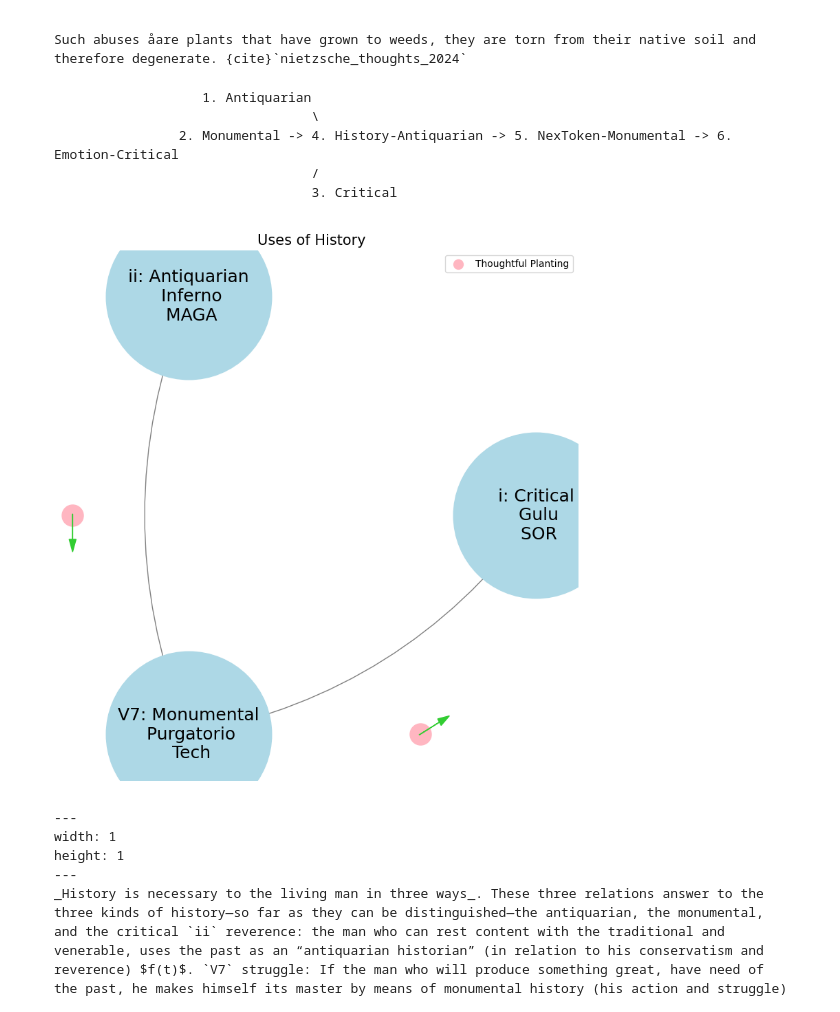
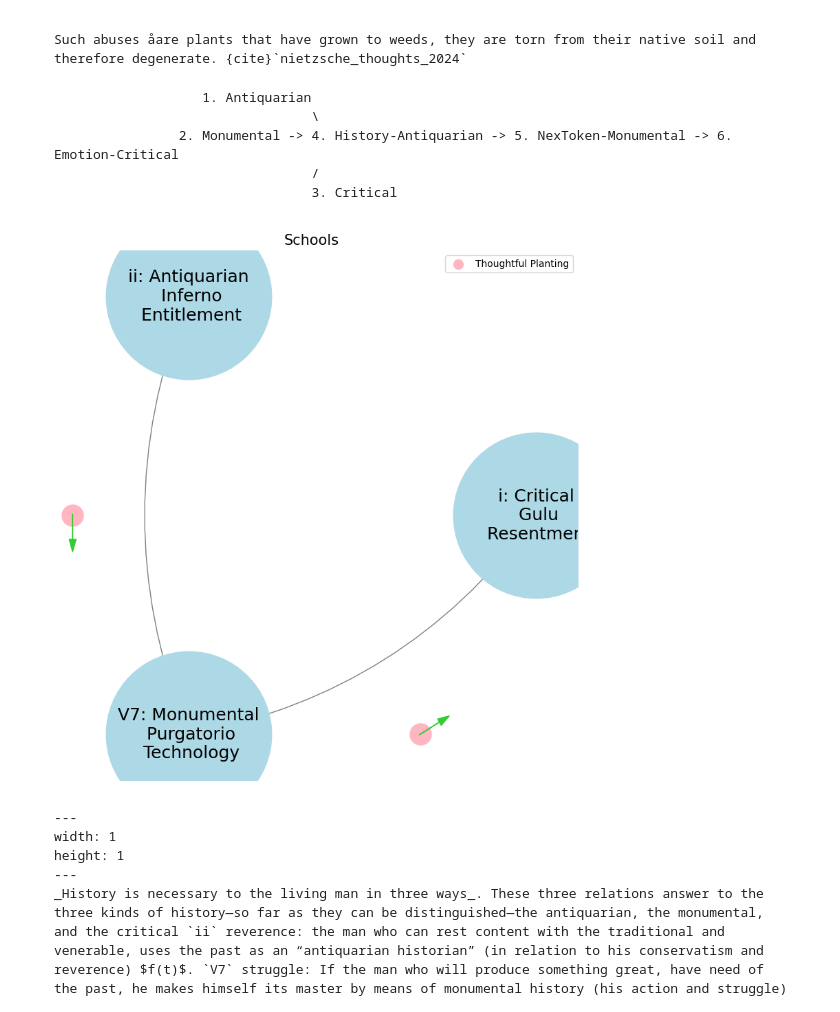
Before and after one commit to abikesa/history, a Jupyter notebook: kitabo/ensi/_build/jupyter_execute/dancing/history.ipynb, the cells around one changed output. Cells and saved outputs as stored; diff of their text form; code cells hidden in the pictures.

```diff
--- a/kitabo/ensi/_build/jupyter_execute/dancing/history.ipynb
+++ b/kitabo/ensi/_build/jupyter_execute/dancing/history.ipynb
@@ -40,7 +40,7 @@ G.add_nodes_from(levels)
 # Add edges to represent the flow of information (photons)
 # Assuming the flow is directional from more fundamental levels to more complex ones
 edges = [('ii: Antiquarian\n Inferno\n Entitlement', 'V7: Monumental\n Purgatorio\n Technology'),
-         ('V7: Monumental\n Purgatorio\n Technology', 'i: Critical\n Gulu\n Resentment`'),]
+         ('V7: Monumental\n Purgatorio\n Technology', 'i: Critical\n Gulu\n Resentment'),]
 
 # Add edges to the graph
 G.add_edges_from(edges)
@@ -62,34 +62,34 @@ nx.draw_networkx_edges(G, pos, arrowstyle='->', arrowsize=20, edge_color='grey',
 for edge in edges:
     # Calculate the vector between the two nodes
     vector = pos[edge[1]] - pos[edge[0]]
     # Calculate the midpoint
     mid_point = pos[edge[0]] + 0.5 * vector
     # Normalize to ensure it's on the circle
     radius = np.linalg.norm(pos[edge[0]])
     mid_point_on_circle = mid_point / np.linalg.norm(mid_point) * radius
     # Draw the small red photon node at the midpoint on the circular layout
     plt.scatter(mid_point_on_circle[0], mid_point_on_circle[1], c='lightpink', s=500, zorder=3)
 
     # Draw a small lime green arrow inside the red node to indicate direction
     arrow_vector = vector / np.linalg.norm(vector) * 0.1  # Scale down arrow size
     plt.arrow(mid_point_on_circle[0] - 0.05 * arrow_vector[0],
               mid_point_on_circle[1] - 0.05 * arrow_vector[1],
               arrow_vector[0], arrow_vector[1],
               head_width=0.03, head_length=0.05, fc='limegreen', ec='limegreen', zorder=4)
 
 # Draw the labels for the main nodes
 nx.draw_networkx_labels(G, pos, font_size=18, font_weight='normal')
 
 # Add a legend for "Photon/Info"
 plt.scatter([], [], c='lightpink', s=100, label='Thoughtful Planting')  # Empty scatter for the legend
 plt.legend(scatterpoints=1, frameon=True, labelspacing=1, loc='upper right')
 
 # Set the title and display the plot
 plt.title('Schools', fontsize=15)
 plt.axis('off')
 plt.show()
 # %% [output]
-[figure, old version]
+[figure, new version]
 # %% [markdown]
 
 
```
Also changed, not shown: 7 other files.
